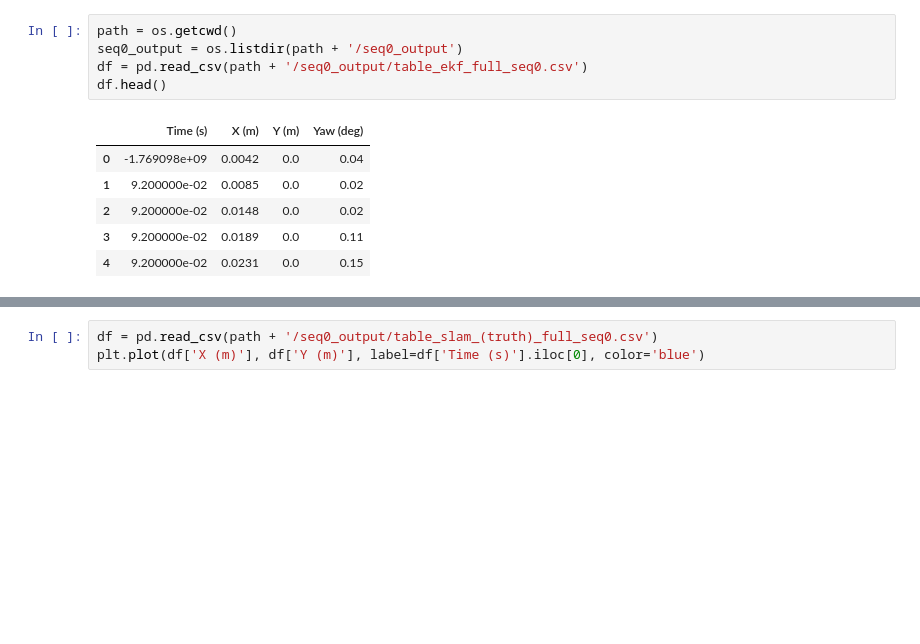
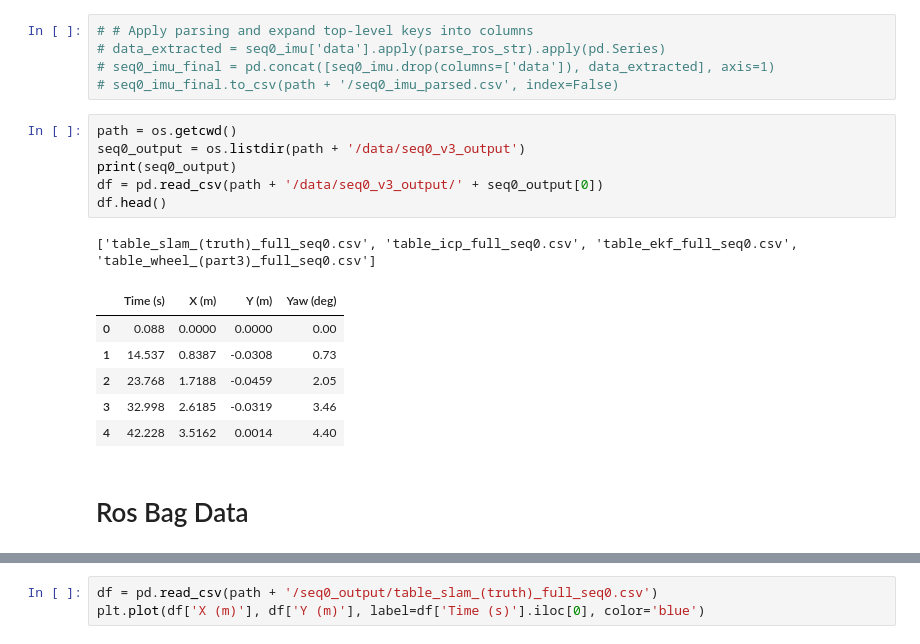
Before and after one commit to BoltonAthitDavies/fibo_mobilerobot, a Jupyter notebook: plot.ipynb, the cells around one changed output, grey strips where cells are left out. Cells and saved outputs as stored; diff of their text form; blank space fills up the shorter version.

```diff
--- a/plot.ipynb
+++ b/plot.ipynb
@@ -5,12 +44,21 @@ import os
+# %%
+# # Apply parsing and expand top-level keys into columns
+# data_extracted = seq0_imu['data'].apply(parse_ros_str).apply(pd.Series)
+# seq0_imu_final = pd.concat([seq0_imu.drop(columns=['data']), data_extracted], axis=1)
+# seq0_imu_final.to_csv(path + '/seq0_imu_parsed.csv', index=False)
 # %%
 path = os.getcwd()
-seq0_output = os.listdir(path + '/seq0_output')
-df = pd.read_csv(path + '/seq0_output/table_ekf_full_seq0.csv')
+seq0_output = os.listdir(path + '/data/seq0_v3_output')
+print(seq0_output)
+df = pd.read_csv(path + '/data/seq0_v3_output/' + seq0_output[0])
 df.head()
 # %% [output]
+['table_slam_(truth)_full_seq0.csv', 'table_icp_full_seq0.csv', 'table_ekf_full_seq0.csv', 'table_wheel_(part3)_full_seq0.csv']
 |  | Time (s) | X (m) | Y (m) | Yaw (deg) |
-| 0 | -1.769098e+09 | 0.0042 | 0.0 | 0.04 |
-| 1 | 9.200000e-02 | 0.0085 | 0.0 | 0.02 |
-| 2 | 9.200000e-02 | 0.0148 | 0.0 | 0.02 |
-| 3 | 9.200000e-02 | 0.0189 | 0.0 | 0.11 |
-| 4 | 9.200000e-02 | 0.0231 | 0.0 | 0.15 |
+| 0 | 0.088 | 0.0000 | 0.0000 | 0.00 |
+| 1 | 14.537 | 0.8387 | -0.0308 | 0.73 |
+| 2 | 23.768 | 1.7188 | -0.0459 | 2.05 |
+| 3 | 32.998 | 2.6185 | -0.0319 | 3.46 |
+| 4 | 42.228 | 3.5162 | 0.0014 | 4.40 |
+# %% [markdown]
+# Ros Bag Data
```
Also changed, not shown: parts of 23 cells of this notebook, 31 other files.
